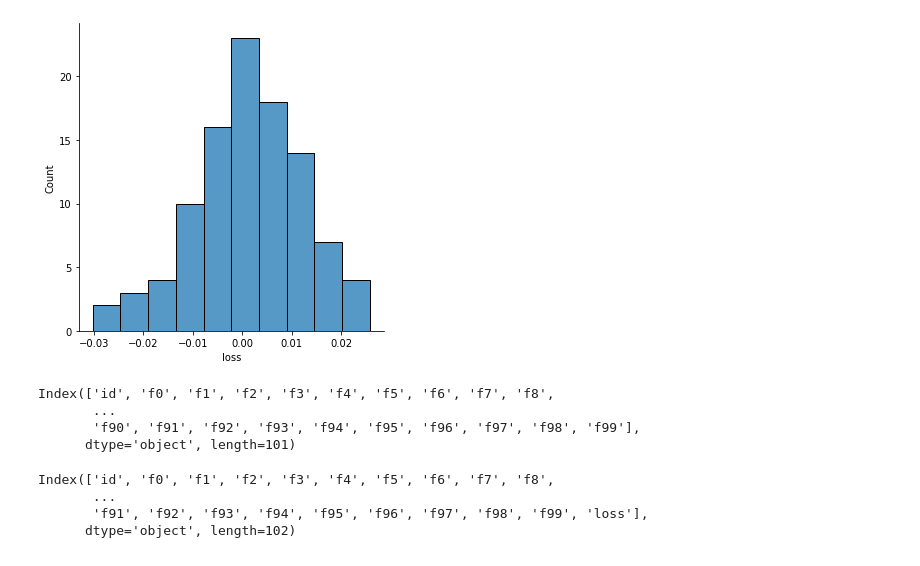
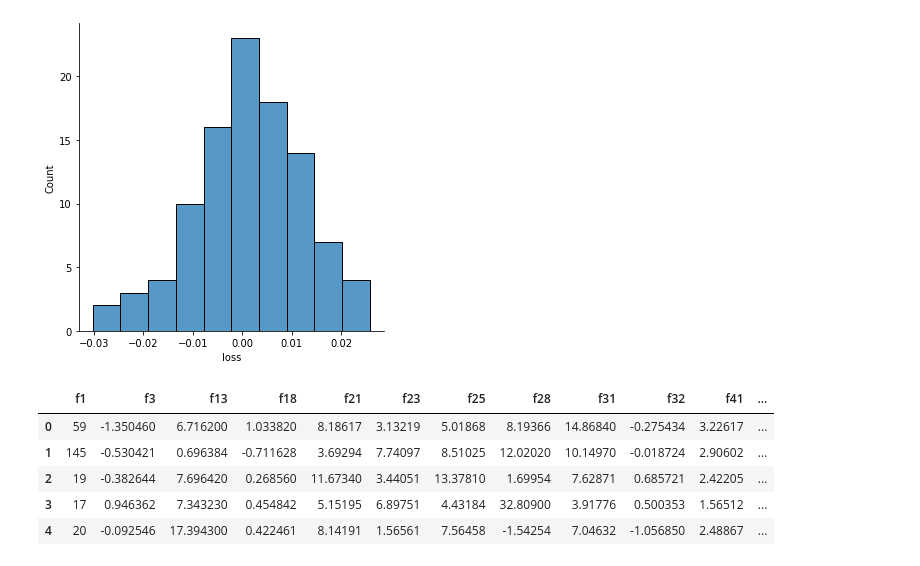
Before and after one commit to venkat2ram/AI_Playground, a Jupyter notebook: Tabular_Playground_Series_Aug_2021.ipynb, the cells around one changed output. Drawn from its saved outputs; the diff is of its cells as text; code cells hidden in the pictures.

```diff
--- a/Tabular_Playground_Series_Aug_2021.ipynb
+++ b/Tabular_Playground_Series_Aug_2021.ipynb
@@ -58,17 +59,14 @@ sns.displot(corr["loss"][corr["loss"]!=1])
 # %% [output]
 <seaborn.axisgrid.FacetGrid at 0x...>
 [figure]
-# %%
-corr["loss"][corr["loss"]!=1].index
-# %% [output]
-Index(['id', 'f0', 'f1', 'f2', 'f3', 'f4', 'f5', 'f6', 'f7', 'f8',
-       ...
-       'f90', 'f91', 'f92', 'f93', 'f94', 'f95', 'f96', 'f97', 'f98', 'f99'],
-      dtype='object', length=101)
-# %%
-corr.index
-# %% [output]
-Index(['id', 'f0', 'f1', 'f2', 'f3', 'f4', 'f5', 'f6', 'f7', 'f8',
-       ...
-       'f91', 'f92', 'f93', 'f94', 'f95', 'f96', 'f97', 'f98', 'f99', 'loss'],
-      dtype='object', length=102)
+# %%
+dataset=dataset[corr["loss"][ (corr["loss"]>0.01 )|(corr["loss"]<-0.01) ].index]
+# %%
+dataset.head()
+# %% [output]
+|  | f1 | f3 | f13 | f18 | f21 | f23 | f25 | f28 | f31 | f32 | f41 | ... |
+| 0 | 59 | -1.350460 | 6.716200 | 1.033820 | 8.18617 | 3.13219 | 5.01868 | 8.19366 | 14.86840 | -0.275434 | 3.22617 | ... |
+| 1 | 145 | -0.530421 | 0.696384 | -0.711628 | 3.69294 | 7.74097 | 8.51025 | 12.02020 | 10.14970 | -0.018724 | 2.90602 | ... |
+| 2 | 19 | -0.382644 | 7.696420 | 0.268560 | 11.67340 | 3.44051 | 13.37810 | 1.69954 | 7.62871 | 0.685721 | 2.42205 | ... |
+| 3 | 17 | 0.946362 | 7.343230 | 0.454842 | 5.15195 | 6.89751 | 4.43184 | 32.80900 | 3.91776 | 0.500353 | 1.56512 | ... |
+| 4 | 20 | -0.092546 | 17.394300 | 0.422461 | 8.14191 | 1.56561 | 7.56458 | -1.54254 | 7.04632 | -1.056850 | 2.48867 | ... |
```
Also changed, not shown: parts of 1 cell of this notebook.
